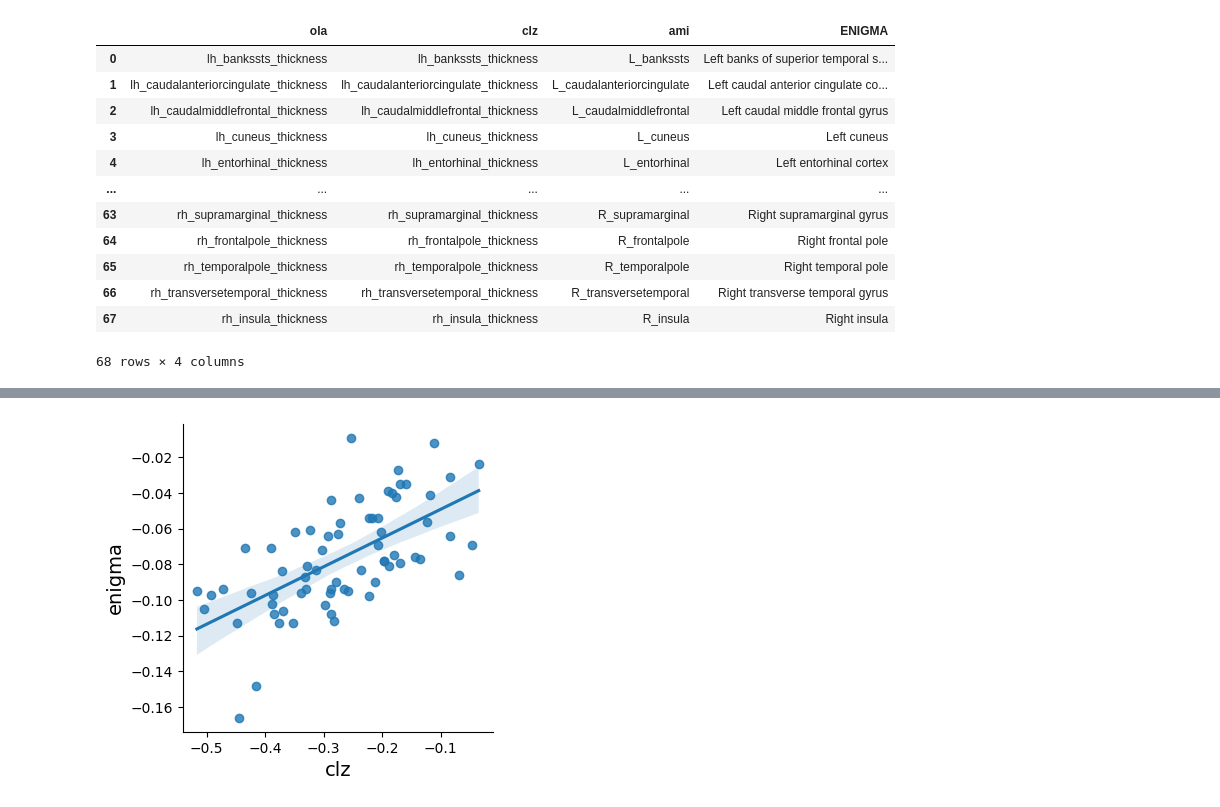
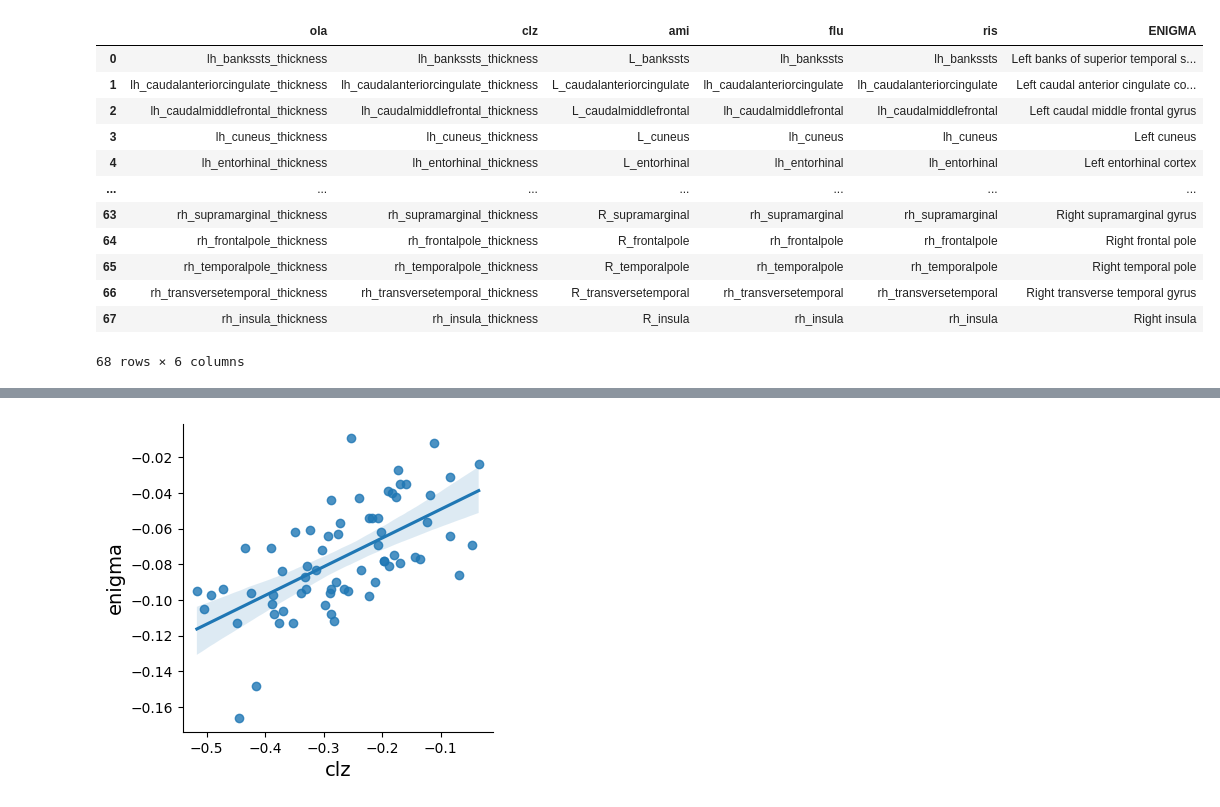
Before and after one commit to ltuominen/AP_comparison, a Jupyter notebook: code/correlate_patters.ipynb, the cells around one changed output, grey strips where cells are left out. Drawn from its saved outputs; the diff is of its cells as text; code cells hidden in the pictures.

```diff
--- a/code/correlate_patters.ipynb
+++ b/code/correlate_patters.ipynb
@@ -13,25 +13,28 @@ base_path = os.path.dirname(os.getcwd())
 ami = pd.read_csv(base_path + '/data/jessen/jessen_effectsize.csv')
 ola = pd.read_csv(base_path + '/data/STOPPD/parcelwise_withingroup.csv')
 clz = pd.read_csv(base_path + '/data/CLZ44/stats/parcelwise_effectsize.csv')
+flu = pd.read_csv(base_path + '/data//Flupentixol/Flupentixol_parcelwise.csv')
+ris = pd.read_csv(base_path + '/data/Risperidone/Risperidone_parcelwise.csv')
 
 enigma_data = pd.read_csv(base_path + '/data/ENIGMA/ENIGMA_S32_partial_correlation_between_cortical_thickness_and_chlorpromazine_equivalents.csv')
 enigma_data = enigma_data[:-2]
 # %%
 # sanity check that all regions are in the same order
-regions = pd.DataFrame({'ola': ola['parcel'], 'clz': clz['parcel'], 'ami':ami['parcel'], 'ENIGMA': enigma_data['region']})
+regions = pd.DataFrame({'ola': ola['parcel'], 'clz': clz['parcel'], 'ami':ami['parcel'],
+                        'flu':flu['parcel'],'ris':ris['parcel'], 'ENIGMA': enigma_data['region']})
 regions
 # %% [output]
-|  | ola | clz | ami | ENIGMA |
-| 0 | lh_bankssts_thickness | lh_bankssts_thickness | L_bankssts | Left banks of superior temporal s... |
-| 1 | lh_caudalanteriorcingulate_thickness | lh_caudalanteriorcingulate_thickness | L_caudalanteriorcingulate | Left caudal anterior cingulate co... |
-| 2 | lh_caudalmiddlefrontal_thickness | lh_caudalmiddlefrontal_thickness | L_caudalmiddlefrontal | Left caudal middle frontal gyrus |
-| 3 | lh_cuneus_thickness | lh_cuneus_thickness | L_cuneus | Left cuneus |
-| 4 | lh_entorhinal_thickness | lh_entorhinal_thickness | L_entorhinal | Left entorhinal cortex |
-| ... | ... | ... | ... | ... |
-| 63 | rh_supramarginal_thickness | rh_supramarginal_thickness | R_supramarginal | Right supramarginal gyrus |
-| 64 | rh_frontalpole_thickness | rh_frontalpole_thickness | R_frontalpole | Right frontal pole |
-| 65 | rh_temporalpole_thickness | rh_temporalpole_thickness | R_temporalpole | Right temporal pole |
-| 66 | rh_transversetemporal_thickness | rh_transversetemporal_thickness | R_transversetemporal | Right transverse temporal gyrus |
-| 67 | rh_insula_thickness | rh_insula_thickness | R_insula | Right insula |
+|  | ola | clz | ami | flu | ris | ENIGMA |
+| 0 | lh_bankssts_thickness | lh_bankssts_thickness | L_bankssts | lh_bankssts | lh_bankssts | Left banks of superior temporal s... |
+| 1 | lh_caudalanteriorcingulate_thickness | lh_caudalanteriorcingulate_thickness | L_caudalanteriorcingulate | lh_caudalanteriorcingulate | lh_caudalanteriorcingulate | Left caudal anterior cingulate co... |
+| 2 | lh_caudalmiddlefrontal_thickness | lh_caudalmiddlefrontal_thickness | L_caudalmiddlefrontal | lh_caudalmiddlefrontal | lh_caudalmiddlefrontal | Left caudal middle frontal gyrus |
+| 3 | lh_cuneus_thickness | lh_cuneus_thickness | L_cuneus | lh_cuneus | lh_cuneus | Left cuneus |
+| 4 | lh_entorhinal_thickness | lh_entorhinal_thickness | L_entorhinal | lh_entorhinal | lh_entorhinal | Left entorhinal cortex |
+| ... | ... | ... | ... | ... | ... | ... |
+| 63 | rh_supramarginal_thickness | rh_supramarginal_thickness | R_supramarginal | rh_supramarginal | rh_supramarginal | Right supramarginal gyrus |
+| 64 | rh_frontalpole_thickness | rh_frontalpole_thickness | R_frontalpole | rh_frontalpole | rh_frontalpole | Right frontal pole |
+| 65 | rh_temporalpole_thickness | rh_temporalpole_thickness | R_temporalpole | rh_temporalpole | rh_temporalpole | Right temporal pole |
+| 66 | rh_transversetemporal_thickness | rh_transversetemporal_thickness | R_transversetemporal | rh_transversetemporal | rh_transversetemporal | Right transverse temporal gyrus |
+| 67 | rh_insula_thickness | rh_insula_thickness | R_insula | rh_insula | rh_insula | Right insula |
-68 rows × 4 columns
+68 rows × 6 columns
 # %%
```
Also changed, not shown: parts of 6 cells of this notebook, 6 other files.
